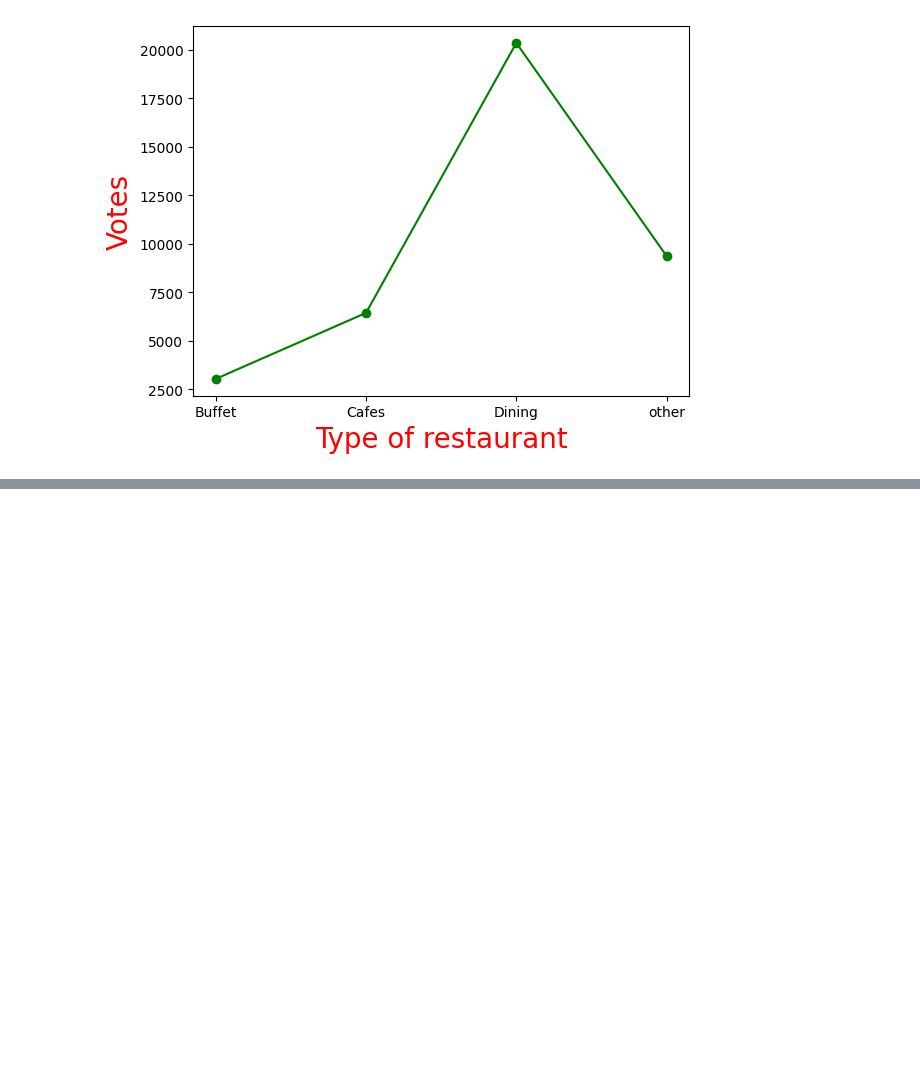
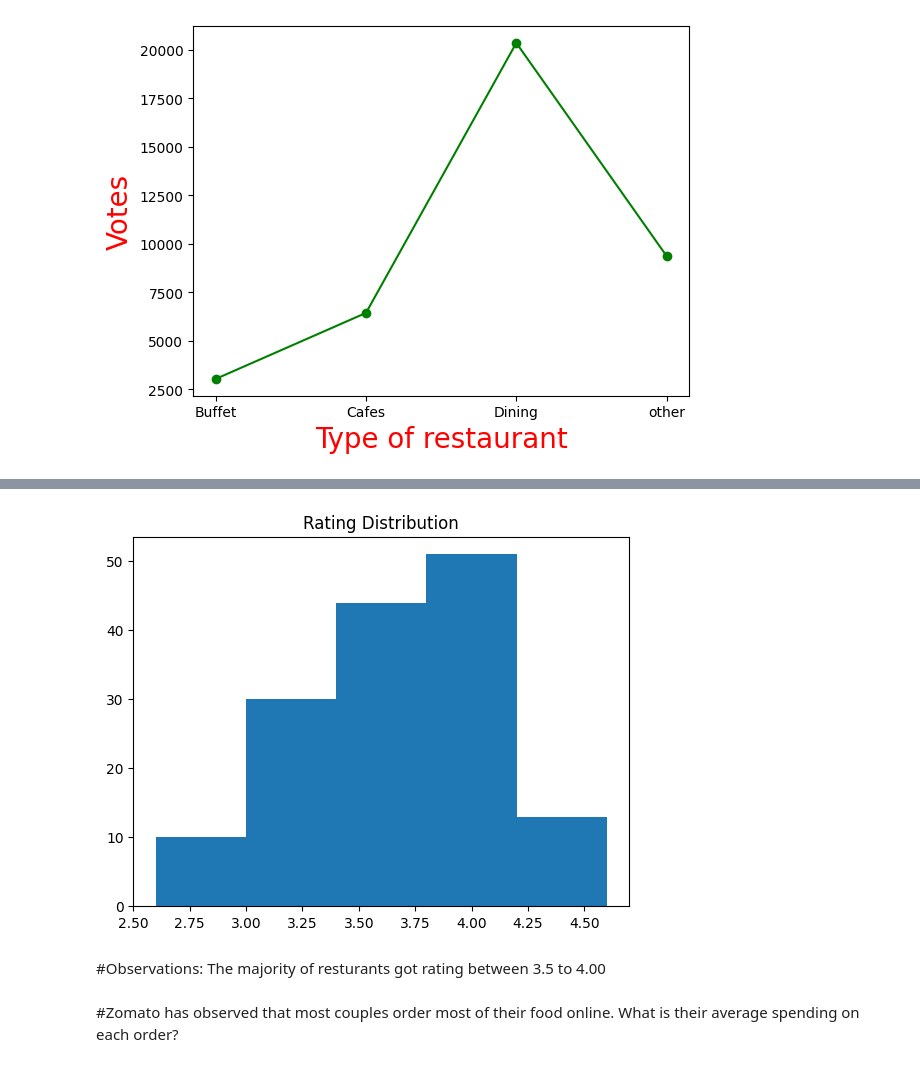
Before and after one commit to Ferdousi-Rajoni/Zomato-Data-Analysis-using-python-EDA-project, a Jupyter notebook: Zomato_EDA.ipynb, the cells around one changed output, grey strips where cells are left out. Cells and saved outputs as stored; diff of their text form; code cells hidden in the pictures; blank space fills up the shorter version.

```diff
--- a/Zomato_EDA.ipynb
+++ b/Zomato_EDA.ipynb
@@ -139,0 +153,10 @@ Text(0, 0.5, 'Votes')
+# %%
+plt.hist(dataframe['rate'], bins=5)
+plt.title('Rating Distribution')
+plt.show()
+# %% [output]
+[figure, added]
+# %% [markdown]
+#Observations: The majority of resturants got rating between 3.5 to 4.00
+# %% [markdown]
+#Zomato has observed that most couples order most of their food online. What is their average spending on each order?
```
Also changed, not shown: parts of 14 cells of this notebook.
